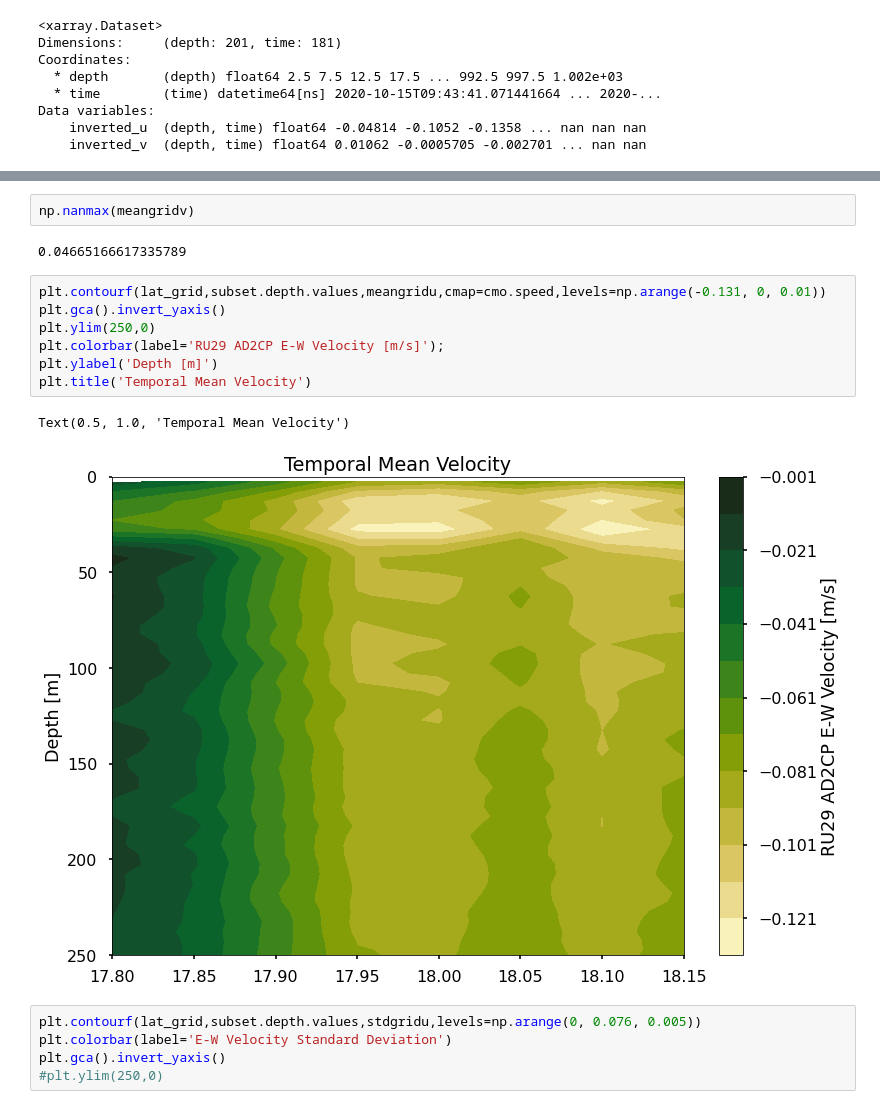
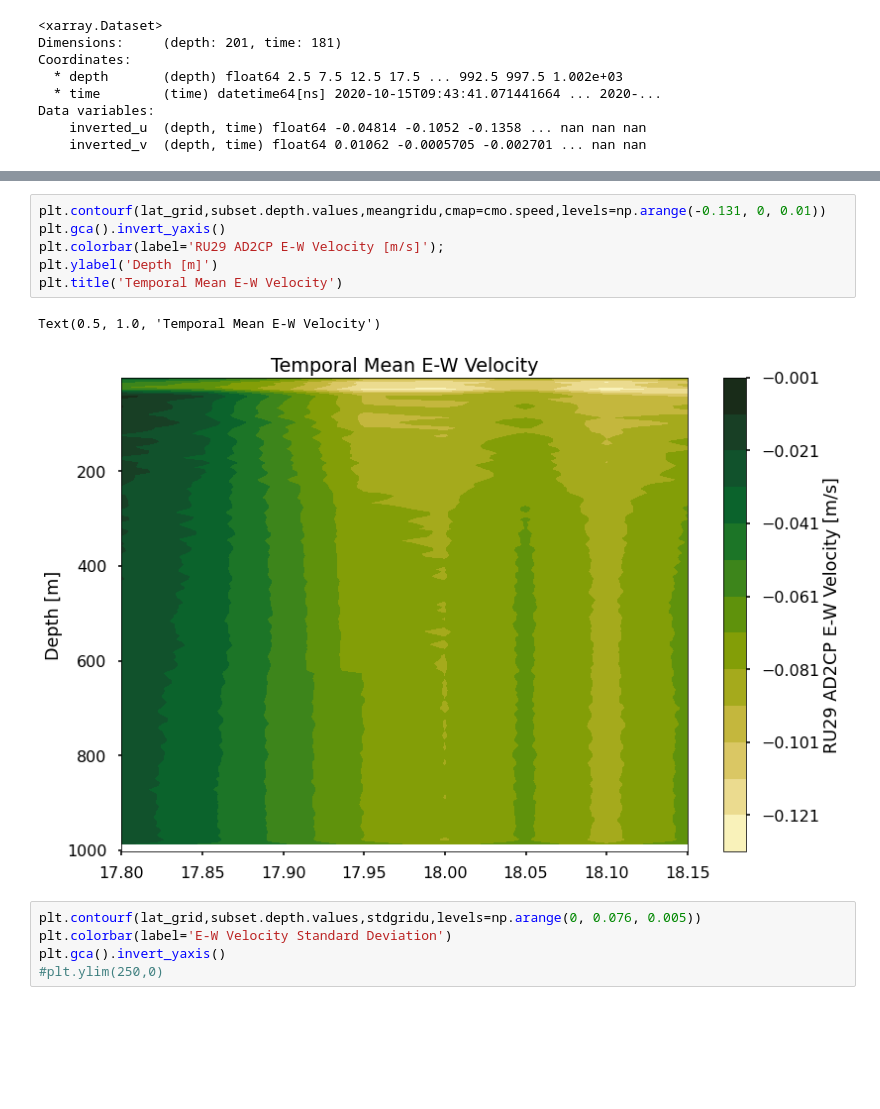
Before and after one commit to JGradone/Slocum-AD2CP, a Jupyter notebook: notebooks/03_RU29_2020_AD2CP_Analysis.ipynb, the cells around one changed output, grey strips where cells are left out. Saved outputs shown, nothing was run; the diff lists cells and outputs as text; blank space fills up the shorter version.

```diff
--- a/notebooks/03_RU29_2020_AD2CP_Analysis.ipynb
+++ b/notebooks/03_RU29_2020_AD2CP_Analysis.ipynb
@@ -266,17 +203,12 @@ plt.colorbar()
-# %%
-np.nanmax(meangridv)
-# %% [output]
-0.04665166617335789
 # %%
 plt.contourf(lat_grid,subset.depth.values,meangridu,cmap=cmo.speed,levels=np.arange(-0.131, 0, 0.01))
 plt.gca().invert_yaxis()
-plt.ylim(250,0)
 plt.colorbar(label='RU29 AD2CP E-W Velocity [m/s]');
 plt.ylabel('Depth [m]')
-plt.title('Temporal Mean Velocity')
+plt.title('Temporal Mean E-W Velocity')
 # %% [output]
-Text(0.5, 1.0, 'Temporal Mean Velocity')
+Text(0.5, 1.0, 'Temporal Mean E-W Velocity')
-[figure, old version]
+[figure, new version]
 # %%
 plt.contourf(lat_grid,subset.depth.values,stdgridu,levels=np.arange(0, 0.076, 0.005))
 plt.colorbar(label='E-W Velocity Standard Deviation')
```
Also changed, not shown: parts of 62 cells of this notebook, 7 other files.
